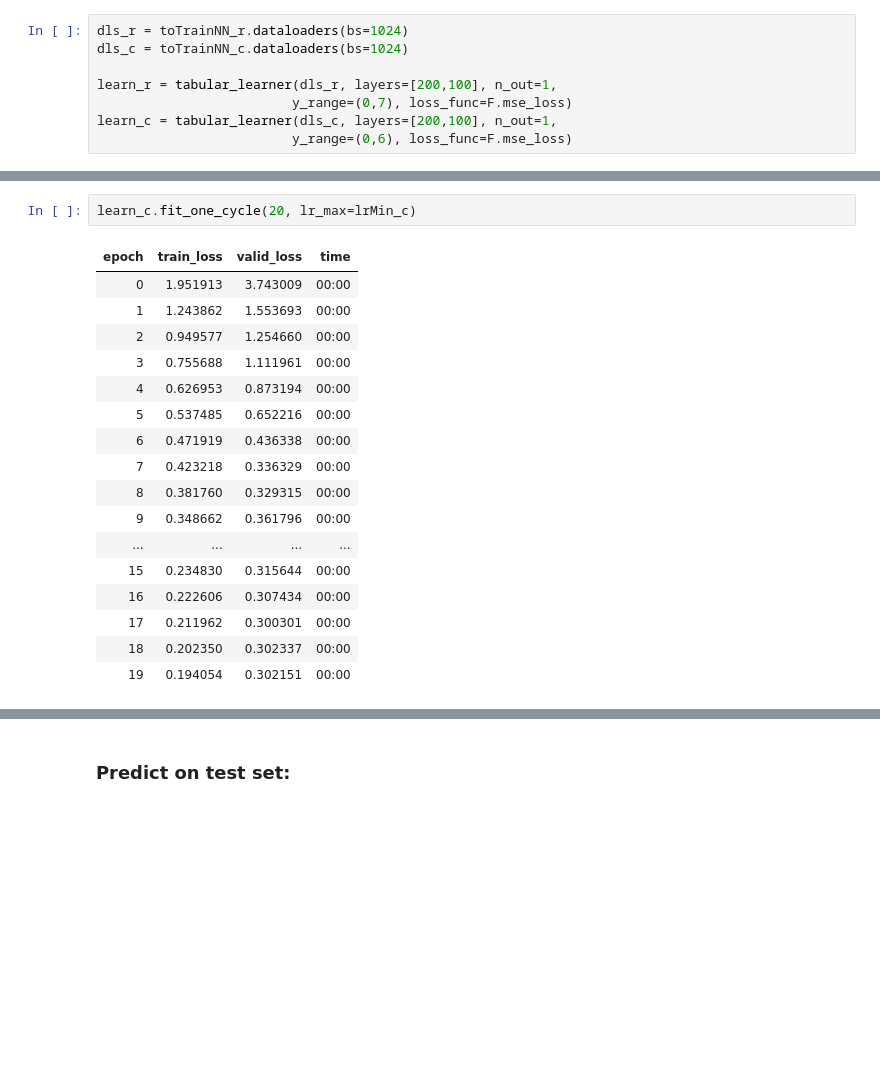
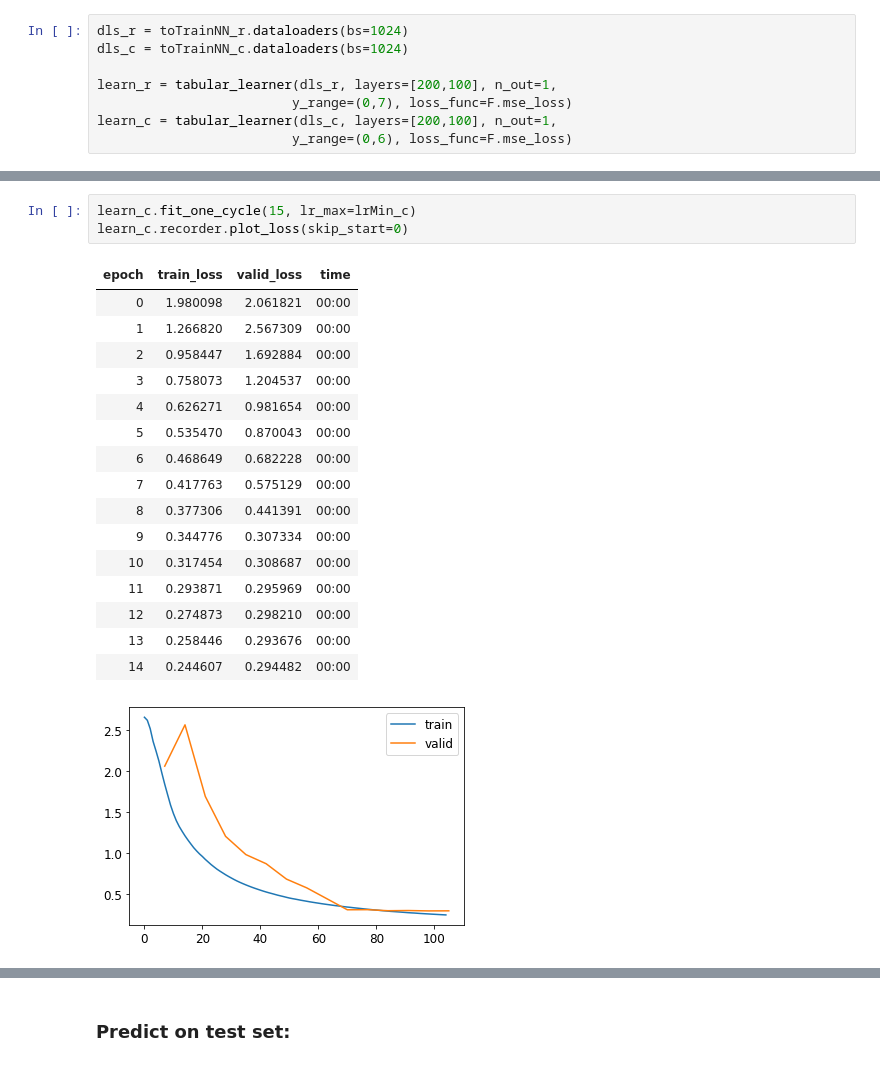
Before and after one commit to atticusmatticus/fastai_files, a Jupyter notebook: 09_bike_sharing_model-2.ipynb, the cells around one changed output, grey strips where cells are left out. Drawn from its saved outputs; the diff is of its cells as text; blank space fills up the shorter version.

```diff
--- a/09_bike_sharing_model-2.ipynb
+++ b/09_bike_sharing_model-2.ipynb
@@ -1397,23 +1400,24 @@ learn_r.fit_one_cycle(20, lr_max=lrMin_r)
 # %%
-learn_c.fit_one_cycle(20, lr_max=lrMin_c)
+learn_c.fit_one_cycle(15, lr_max=lrMin_c)
+learn_c.recorder.plot_loss(skip_start=0)
 # %% [output]
 | epoch | train_loss | valid_loss | time |
-| 0 | 1.951913 | 3.743009 | 00:00 |
-| 1 | 1.243862 | 1.553693 | 00:00 |
-| 2 | 0.949577 | 1.254660 | 00:00 |
-| 3 | 0.755688 | 1.111961 | 00:00 |
-| 4 | 0.626953 | 0.873194 | 00:00 |
-| 5 | 0.537485 | 0.652216 | 00:00 |
-| 6 | 0.471919 | 0.436338 | 00:00 |
-| 7 | 0.423218 | 0.336329 | 00:00 |
-| 8 | 0.381760 | 0.329315 | 00:00 |
-| 9 | 0.348662 | 0.361796 | 00:00 |
-| ... | ... | ... | ... |
-| 15 | 0.234830 | 0.315644 | 00:00 |
-| 16 | 0.222606 | 0.307434 | 00:00 |
-| 17 | 0.211962 | 0.300301 | 00:00 |
-| 18 | 0.202350 | 0.302337 | 00:00 |
-| 19 | 0.194054 | 0.302151 | 00:00 |
+| 0 | 1.980098 | 2.061821 | 00:00 |
+| 1 | 1.266820 | 2.567309 | 00:00 |
+| 2 | 0.958447 | 1.692884 | 00:00 |
+| 3 | 0.758073 | 1.204537 | 00:00 |
+| 4 | 0.626271 | 0.981654 | 00:00 |
+| 5 | 0.535470 | 0.870043 | 00:00 |
+| 6 | 0.468649 | 0.682228 | 00:00 |
+| 7 | 0.417763 | 0.575129 | 00:00 |
+| 8 | 0.377306 | 0.441391 | 00:00 |
+| 9 | 0.344776 | 0.307334 | 00:00 |
+| 10 | 0.317454 | 0.308687 | 00:00 |
+| 11 | 0.293871 | 0.295969 | 00:00 |
+| 12 | 0.274873 | 0.298210 | 00:00 |
+| 13 | 0.258446 | 0.293676 | 00:00 |
+| 14 | 0.244607 | 0.294482 | 00:00 |
+[figure, added]
 # %%
 lrMin_r,lrSteep_r = learn_r.lr_find()
 print('registered:')
```
Also changed, not shown: parts of 24 cells of this notebook.
